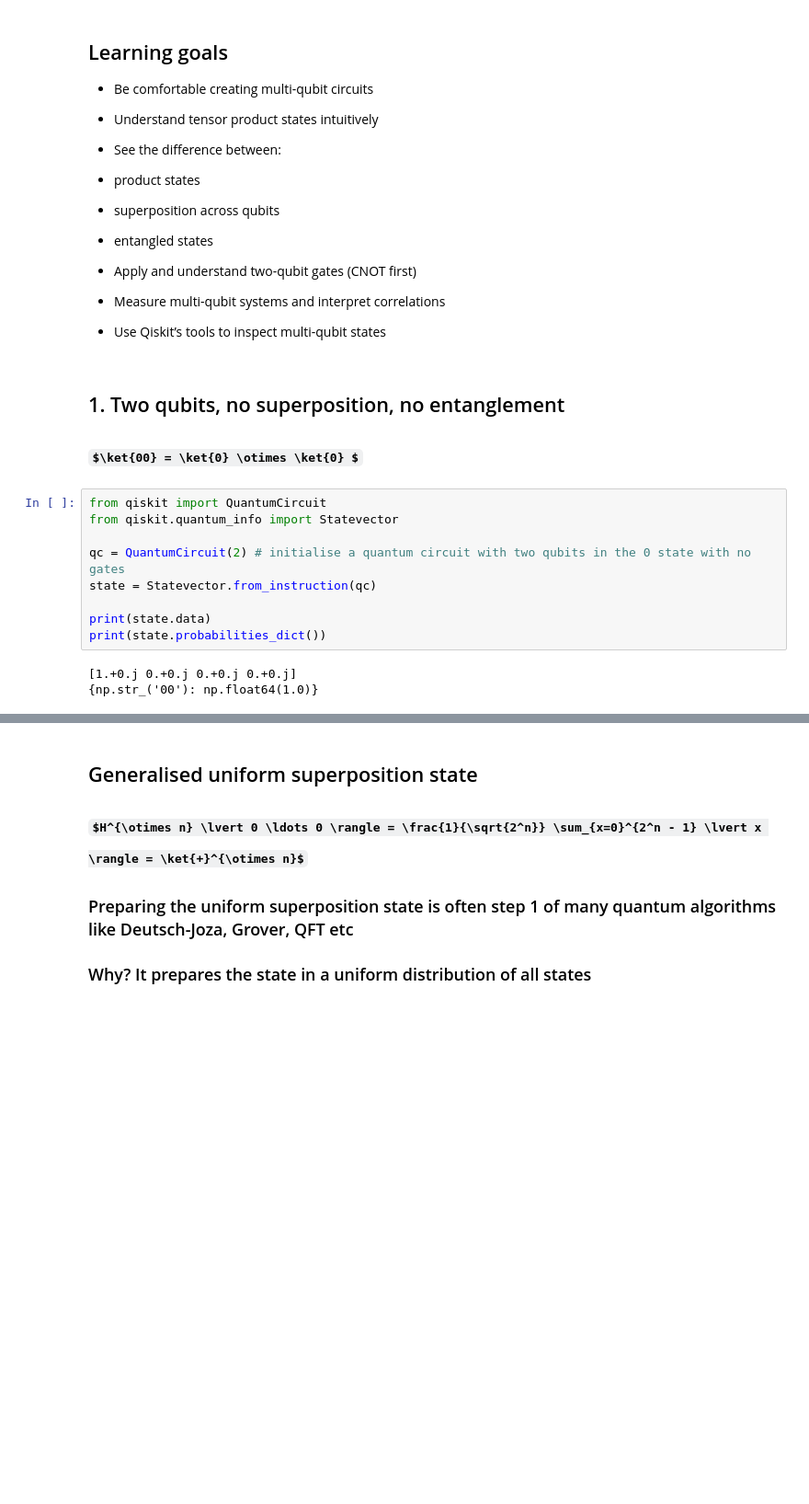
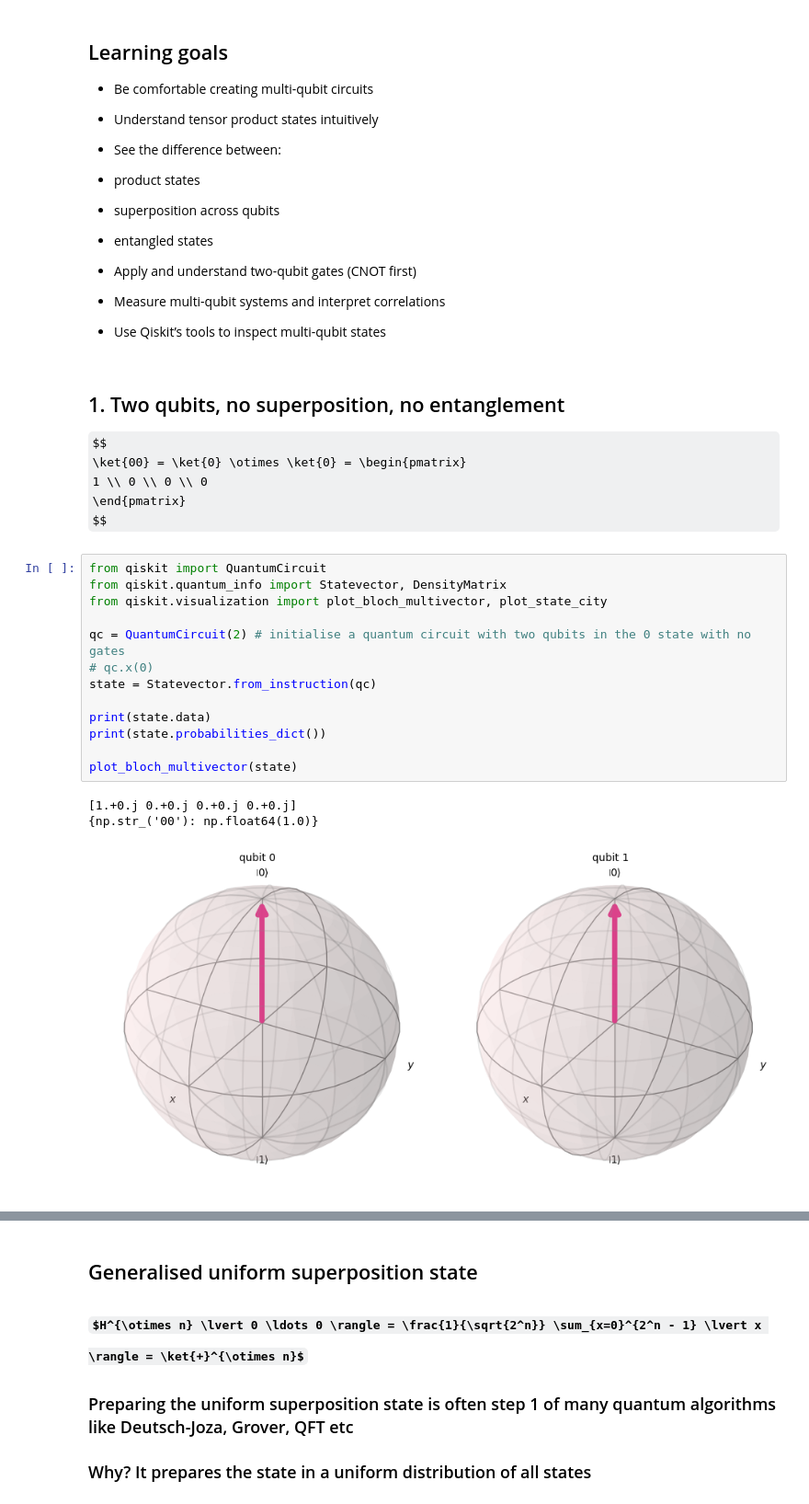
Before and after one commit to JoeyRogers-svg/Qiskit-fundamentals-course, a Jupyter notebook: 2-multiple-qubits.ipynb, the cells around one changed output, grey strips where cells are left out. Shown at 92% size. Drawn from its saved outputs; the diff is of its cells as text; some formulas as TeX source; blank space fills up the shorter version.

```diff
--- a/2-multiple-qubits.ipynb
+++ b/2-multiple-qubits.ipynb
@@ -23,16 +23,25 @@
 # %% [markdown]
 ## 1. Two qubits, no superposition, no entanglement
 
-## $\ket{00} = \ket{0} \otimes \ket{0} $
+$$
+\ket{00} = \ket{0} \otimes \ket{0} = \begin{pmatrix}
+1 \\ 0 \\ 0 \\ 0
+\end{pmatrix}
+$$
 # %%
 from qiskit import QuantumCircuit
-from qiskit.quantum_info import Statevector
+from qiskit.quantum_info import Statevector, DensityMatrix
+from qiskit.visualization import plot_bloch_multivector, plot_state_city
 
 qc = QuantumCircuit(2) # initialise a quantum circuit with two qubits in the 0 state with no gates
+# qc.x(0)
 state = Statevector.from_instruction(qc)
 
 print(state.data)
 print(state.probabilities_dict())
+
+plot_bloch_multivector(state)
 # %% [output]
 [1.+0.j 0.+0.j 0.+0.j 0.+0.j]
 {np.str_('00'): np.float64(1.0)}
+[figure, added]
```
Also changed, not shown: parts of 29 cells of this notebook, 1 other file.
